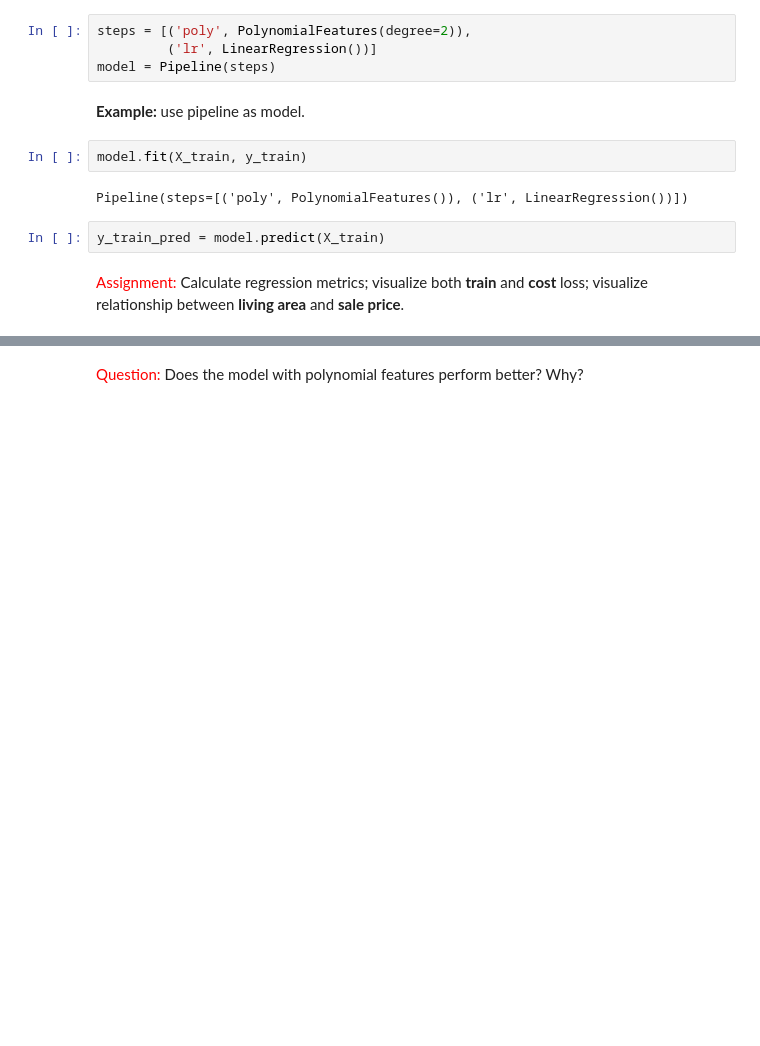
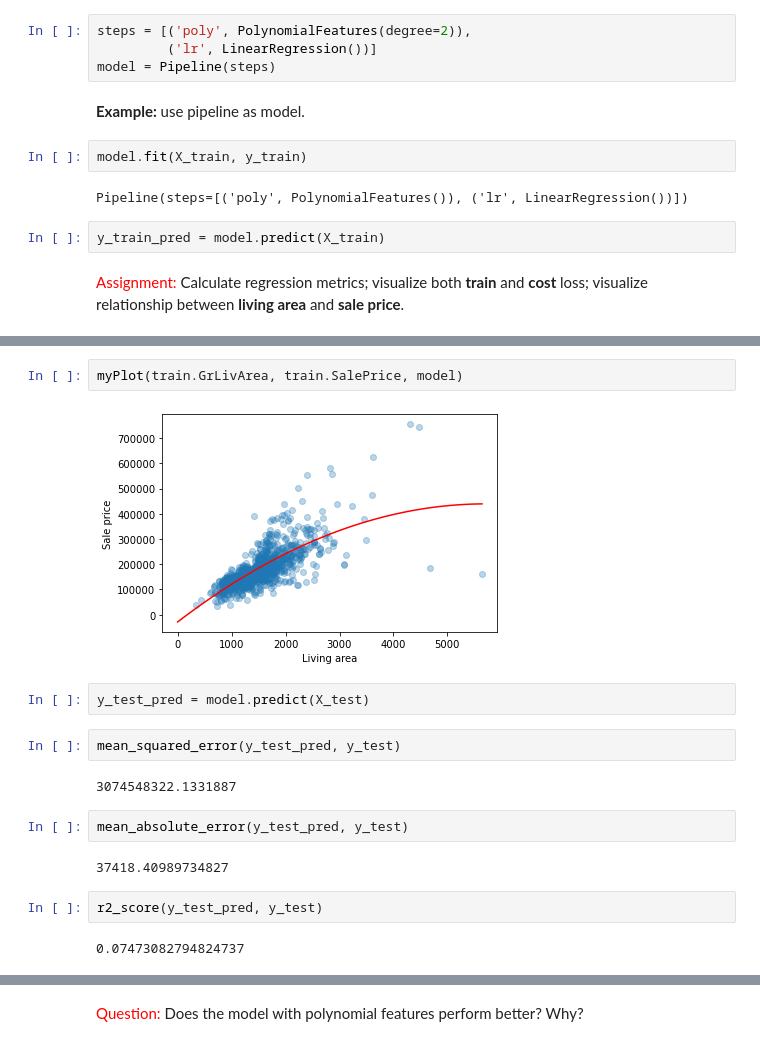
Before and after one commit to redpob/machine-learning-class, a Jupyter notebook: Week 2/linear_regression_model.ipynb, the cells around one changed output, grey strips where cells are left out. Drawn from its saved outputs; the diff is of its cells as text; blank space fills up the shorter version.

```diff
--- a/Week 2/linear_regression_model.ipynb
+++ b/Week 2/linear_regression_model.ipynb
@@ -344,0 +387,18 @@ y_train_pred = model.predict(X_train)
+# %%
+myPlot(train.GrLivArea, train.SalePrice, model)
+# %% [output]
+[figure, added]
+# %%
+y_test_pred = model.predict(X_test)
+# %%
+mean_squared_error(y_test_pred, y_test)
+# %% [output]
+3074548322.1331887
+# %%
+mean_absolute_error(y_test_pred, y_test)
+# %% [output]
+37418.40989734827
+# %%
+r2_score(y_test_pred, y_test)
+# %% [output]
+0.07473082794824737
```
Also changed, not shown: parts of 21 cells of this notebook, 6 other files.
